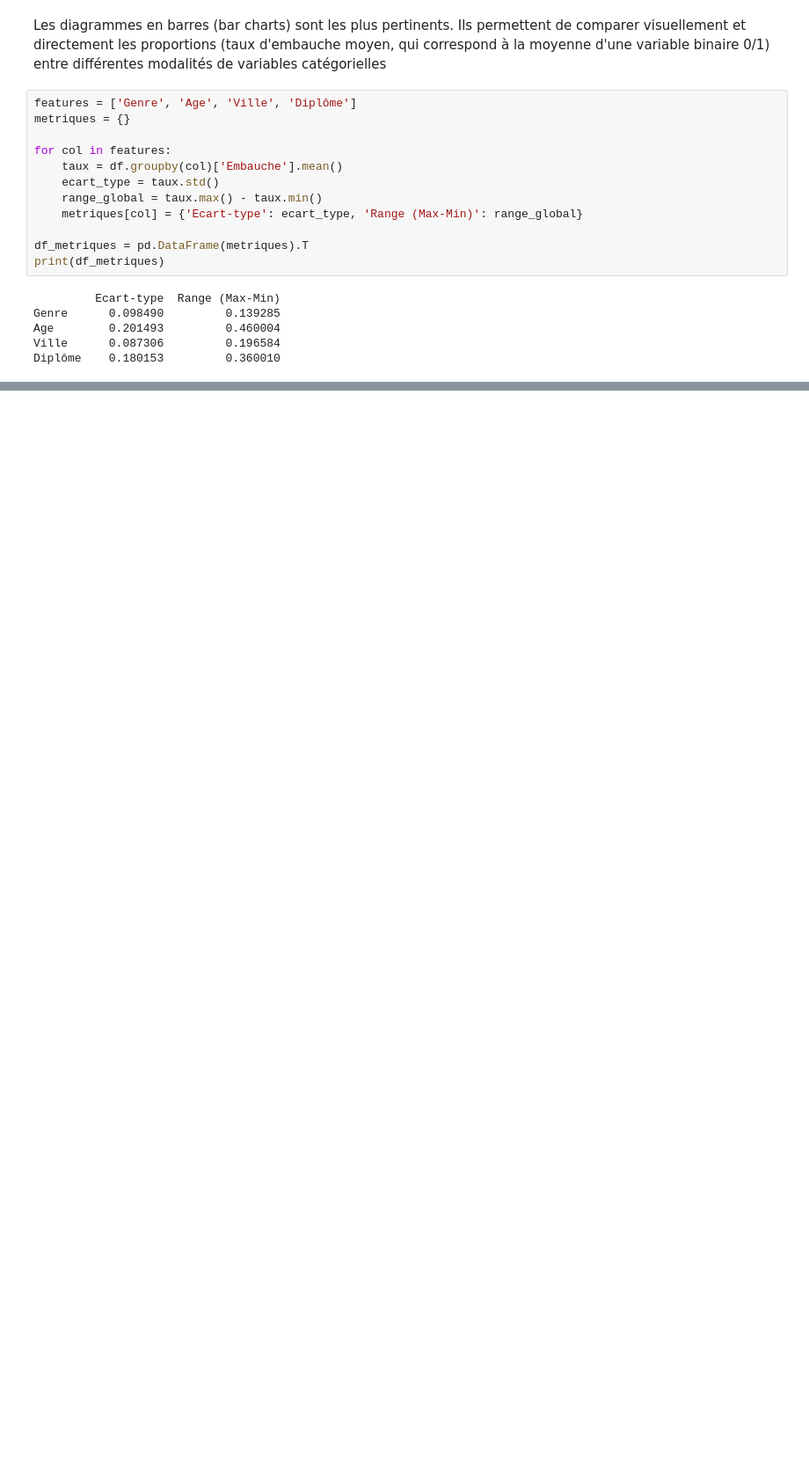
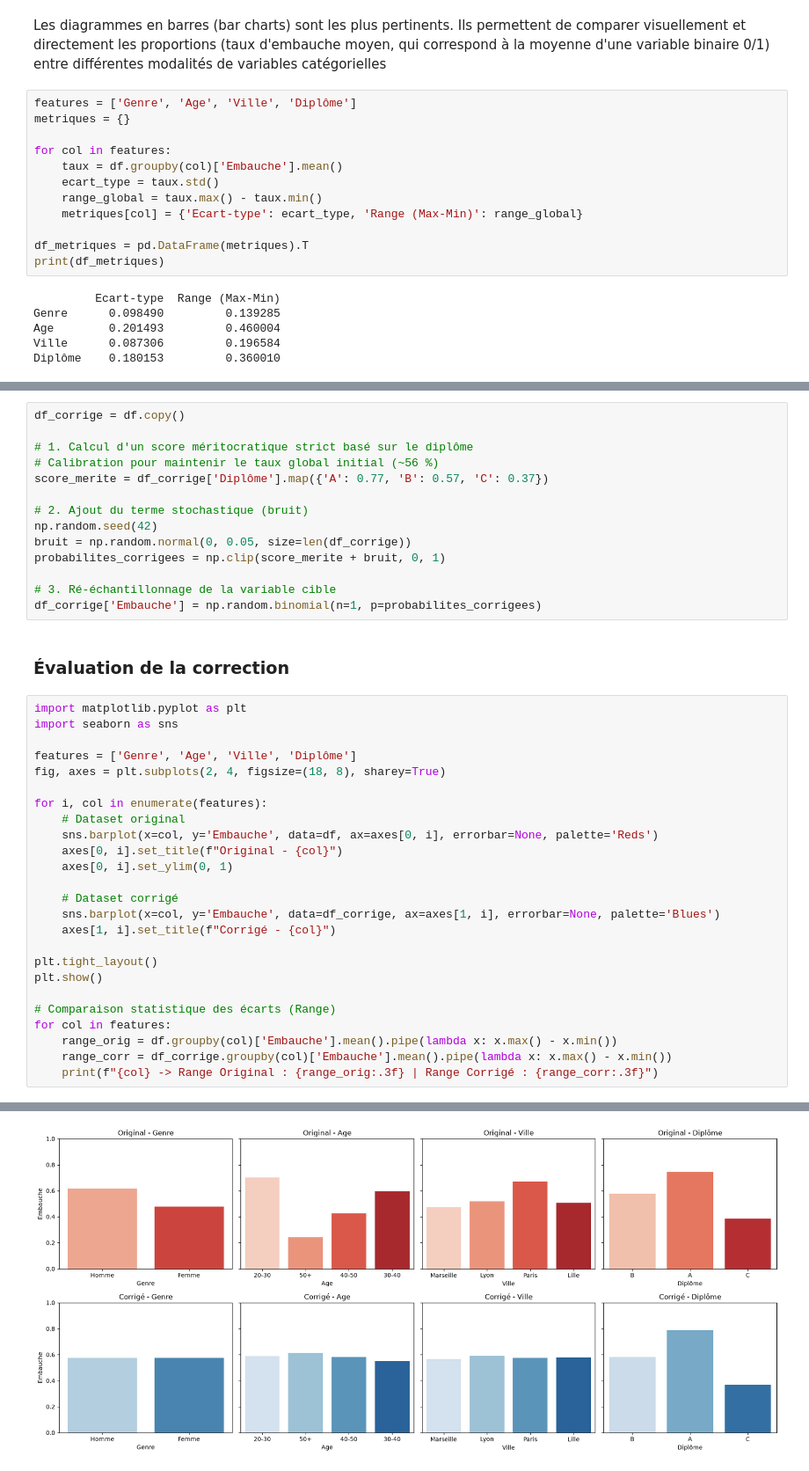
Before and after one commit to bonivalyvan/ML-Trainning-and-evaluation, a Jupyter notebook: Bais evaluation on a ML model/Bais model.ipynb, the cells around one changed output, grey strips where cells are left out. Shown at 88% size. Cells and saved outputs as stored; diff of their text form; blank space fills up the shorter version.

Commit message:
Correction evaluation

```diff
--- a/Bais evaluation on a ML model/Bais model.ipynb
+++ b/Bais evaluation on a ML model/Bais model.ipynb
@@ -119,0 +122,42 @@ Diplôme    0.180153         0.360010
+# %%
+df_corrige = df.copy()
+
+# 1. Calcul d'un score méritocratique strict basé sur le diplôme
+# Calibration pour maintenir le taux global initial (~56 %)
+score_merite = df_corrige['Diplôme'].map({'A': 0.77, 'B': 0.57, 'C': 0.37})
+
+# 2. Ajout du terme stochastique (bruit)
+np.random.seed(42)
+bruit = np.random.normal(0, 0.05, size=len(df_corrige))
+probabilites_corrigees = np.clip(score_merite + bruit, 0, 1)
+
+# 3. Ré-échantillonnage de la variable cible
+df_corrige['Embauche'] = np.random.binomial(n=1, p=probabilites_corrigees)
+# %% [markdown]
+### Évaluation de la correction
+# %%
+import matplotlib.pyplot as plt
+import seaborn as sns
+
+features = ['Genre', 'Age', 'Ville', 'Diplôme']
+fig, axes = plt.subplots(2, 4, figsize=(18, 8), sharey=True)
+
+for i, col in enumerate(features):
+    # Dataset original
+    sns.barplot(x=col, y='Embauche', data=df, ax=axes[0, i], errorbar=None, palette='Reds')
+    axes[0, i].set_title(f"Original - {col}")
+    axes[0, i].set_ylim(0, 1)
+
+    # Dataset corrigé
+    sns.barplot(x=col, y='Embauche', data=df_corrige, ax=axes[1, i], errorbar=None, palette='Blues')
+    axes[1, i].set_title(f"Corrigé - {col}")
+
+plt.tight_layout()
+plt.show()
+
+# Comparaison statistique des écarts (Range)
+for col in features:
+    range_orig = df.groupby(col)['Embauche'].mean().pipe(lambda x: x.max() - x.min())
+    range_corr = df_corrige.groupby(col)['Embauche'].mean().pipe(lambda x: x.max() - x.min())
+    print(f"{col} -> Range Original : {range_orig:.3f} | Range Corrigé : {range_corr:.3f}")
+# %% [output]
@@ -119,0 +181 @@ Diplôme    0.180153         0.360010
+[figure, added]
```
Also changed, not shown: parts of 2 cells of this notebook.
